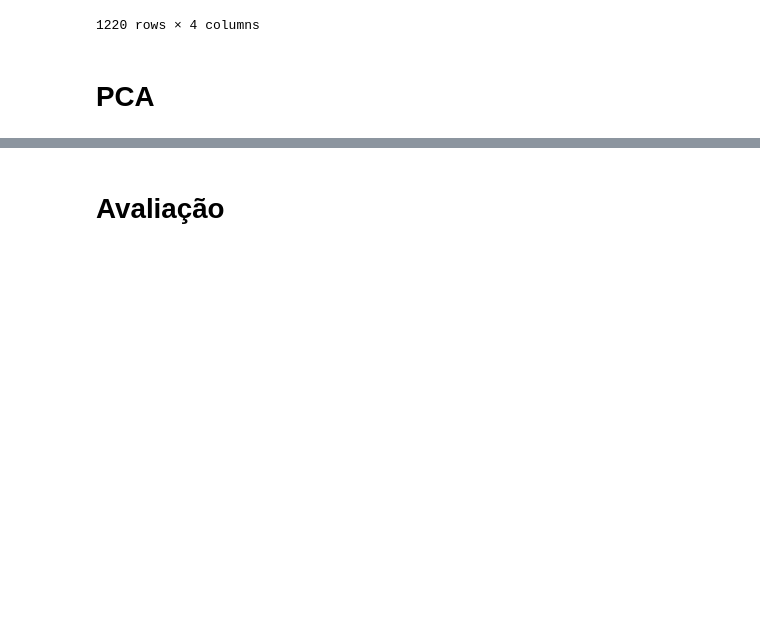
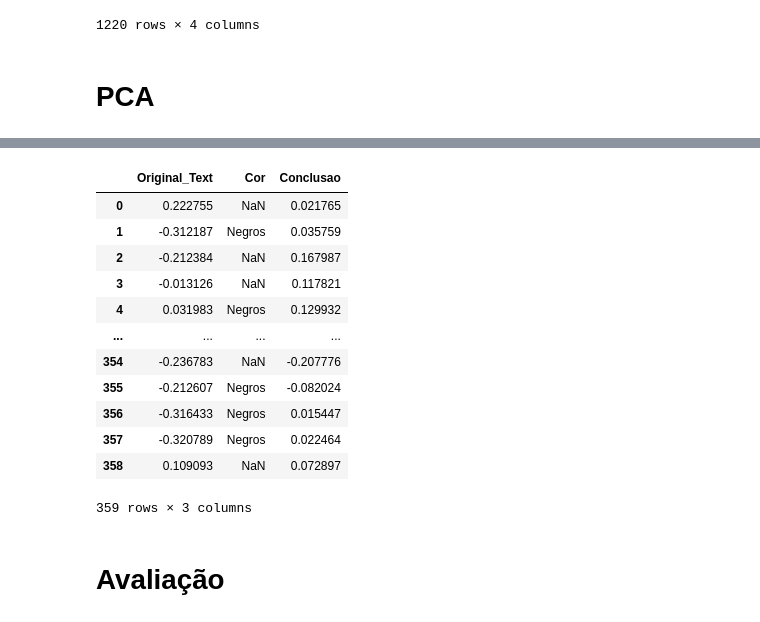
Before and after one commit to Davi-Ga/crawler-api, a Jupyter notebook: app/ML/classificação.ipynb, the cells around one changed output, grey strips where cells are left out. Cells and saved outputs as stored; diff of their text form; code cells hidden in the pictures; blank space fills up the shorter version.

```diff
--- a/app/ML/classificação.ipynb
+++ b/app/ML/classificação.ipynb
@@ -309,3 +257,19 @@ plt.show()
+# %%
+df_pca
+# %% [output]
+|  | Original_Text | Cor | Conclusao |
+| 0 | 0.222755 | NaN | 0.021765 |
+| 1 | -0.312187 | Negros | 0.035759 |
+| 2 | -0.212384 | NaN | 0.167987 |
+| 3 | -0.013126 | NaN | 0.117821 |
+| 4 | 0.031983 | Negros | 0.129932 |
+| ... | ... | ... | ... |
+| 354 | -0.236783 | NaN | -0.207776 |
+| 355 | -0.212607 | Negros | -0.082024 |
+| 356 | -0.316433 | Negros | 0.015447 |
+| 357 | -0.320789 | Negros | 0.022464 |
+| 358 | 0.109093 | NaN | 0.072897 |
+359 rows × 3 columns
 # %%
 from datetime import datetime
 
```
Also changed, not shown: parts of 26 cells of this notebook, 11 other files.
